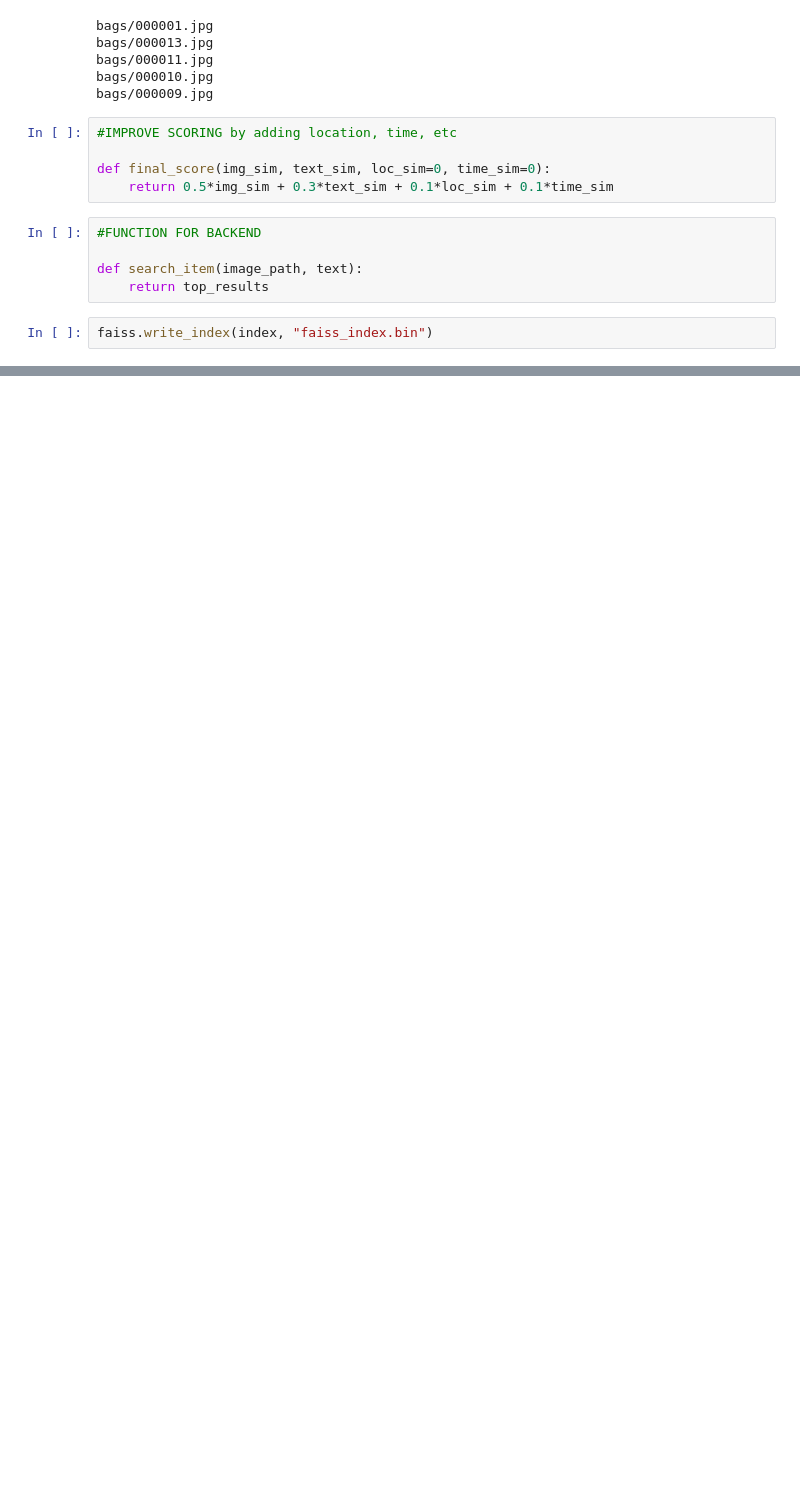
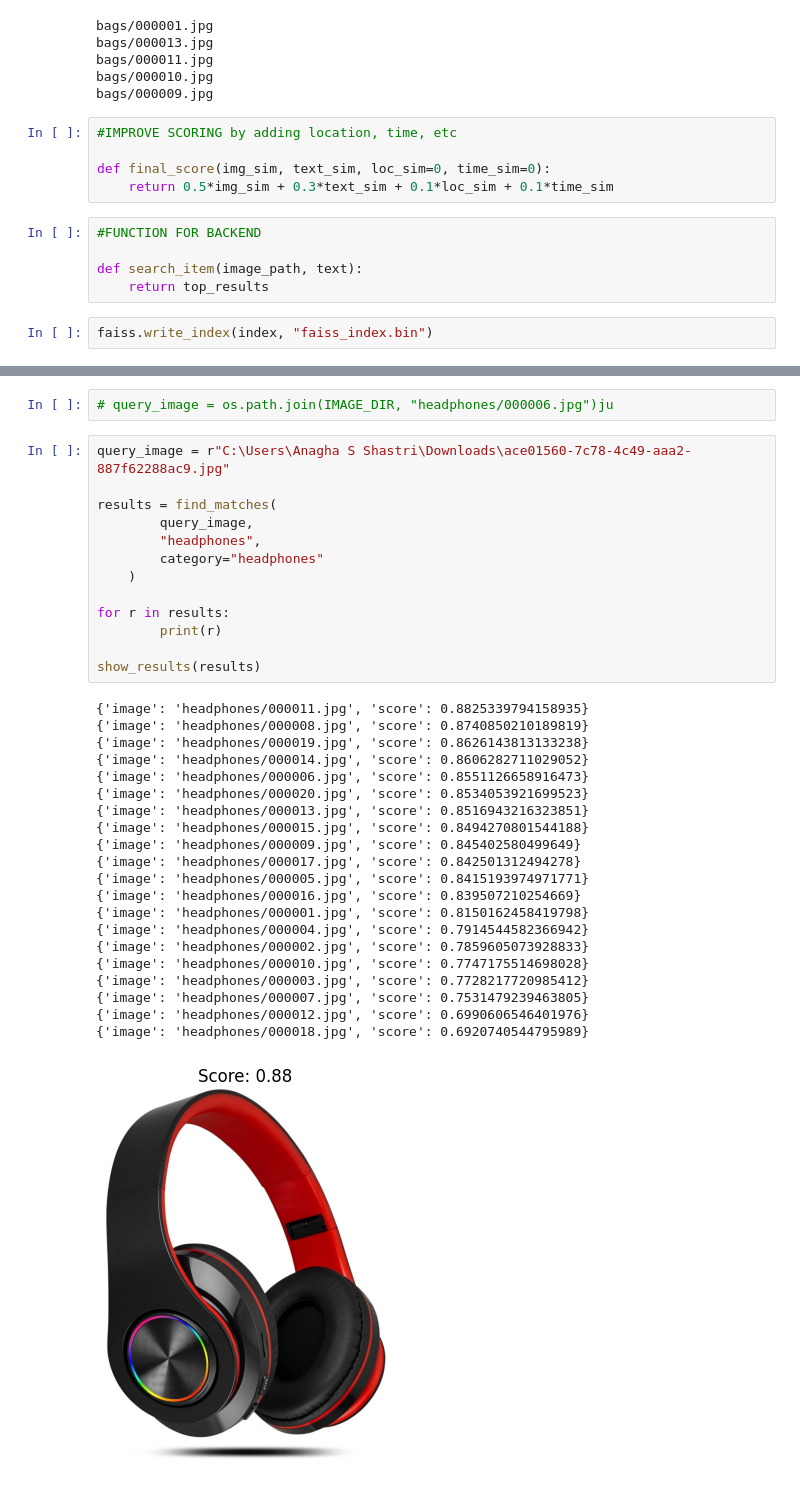
Before and after one commit to snbhoomika/AIMOR, a Jupyter notebook: ml/notebooks/basic_steps.ipynb, the cells around one changed output, grey strips where cells are left out. Cells and saved outputs as stored; diff of their text form; blank space fills up the shorter version.

```diff
--- a/ml/notebooks/basic_steps.ipynb
+++ b/ml/notebooks/basic_steps.ipynb
@@ -403,0 +391,37 @@ show_results(results, top_k=5)
+# %%
+# query_image = os.path.join(IMAGE_DIR, "headphones/000006.jpg")ju
+# %%
+query_image = r"C:\Users\Anagha S Shastri\Downloads\ace01560-7c78-4c49-aaa2-887f62288ac9.jpg"
+
+results = find_matches(
+        query_image,
+        "headphones",
+        category="headphones"
+    )
+
+for r in results:
+        print(r)
+
+show_results(results)
+# %% [output]
+{'image': 'headphones/000011.jpg', 'score': 0.8825339794158935}
+{'image': 'headphones/000008.jpg', 'score': 0.8740850210189819}
+{'image': 'headphones/000019.jpg', 'score': 0.8626143813133238}
+{'image': 'headphones/000014.jpg', 'score': 0.8606282711029052}
+{'image': 'headphones/000006.jpg', 'score': 0.8551126658916473}
+{'image': 'headphones/000020.jpg', 'score': 0.8534053921699523}
+{'image': 'headphones/000013.jpg', 'score': 0.8516943216323851}
+{'image': 'headphones/000015.jpg', 'score': 0.8494270801544188}
+{'image': 'headphones/000009.jpg', 'score': 0.845402580499649}
+{'image': 'headphones/000017.jpg', 'score': 0.842501312494278}
+{'image': 'headphones/000005.jpg', 'score': 0.8415193974971771}
+{'image': 'headphones/000016.jpg', 'score': 0.839507210254669}
+{'image': 'headphones/000001.jpg', 'score': 0.8150162458419798}
+{'image': 'headphones/000004.jpg', 'score': 0.7914544582366942}
+{'image': 'headphones/000002.jpg', 'score': 0.7859605073928833}
+{'image': 'headphones/000010.jpg', 'score': 0.7747175514698028}
+{'image': 'headphones/000003.jpg', 'score': 0.7728217720985412}
+{'image': 'headphones/000007.jpg', 'score': 0.7531479239463805}
+{'image': 'headphones/000012.jpg', 'score': 0.6990606546401976}
+{'image': 'headphones/000018.jpg', 'score': 0.6920740544795989}
+[figure, added]
```
Also changed, not shown: parts of 23 cells of this notebook, 5 other files.
